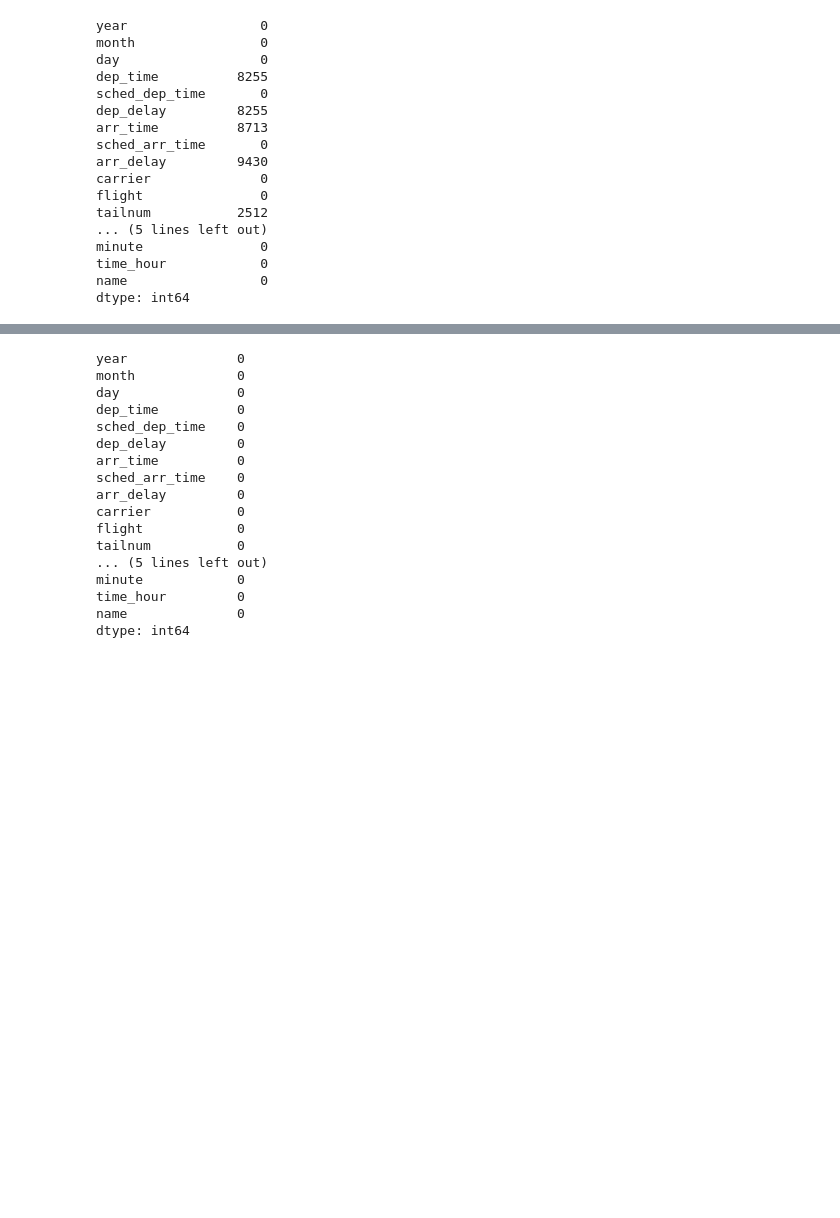
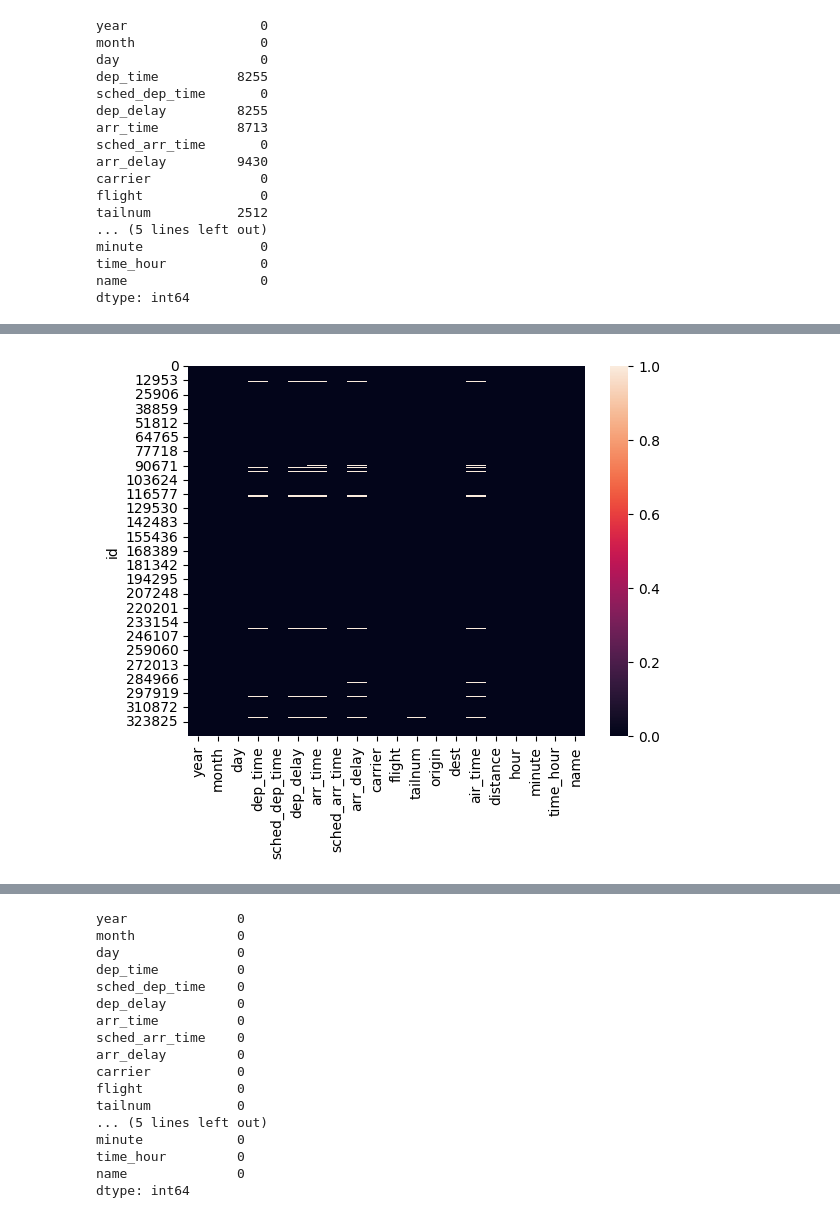
Before and after one commit to steven-midgley/project_one, a Jupyter notebook: notebooks/main_notebook.ipynb, the cells around one changed output, grey strips where cells are left out. Saved outputs shown, nothing was run; the diff lists cells and outputs as text; code cells hidden in the pictures; blank space fills up the shorter version.

```diff
--- a/notebooks/main_notebook.ipynb
+++ b/notebooks/main_notebook.ipynb
@@ -144,0 +178,10 @@ dtype: int64
+# %%
+"""
+  This is for fun.
+  Try and create a heat map to visualize missing data patterns
+"""
+
+sns.heatmap(df.isnull())
+plt.show()
+# %% [output]
+[figure, added]
```
Also changed, not shown: parts of 19 cells of this notebook, 2 other files.
